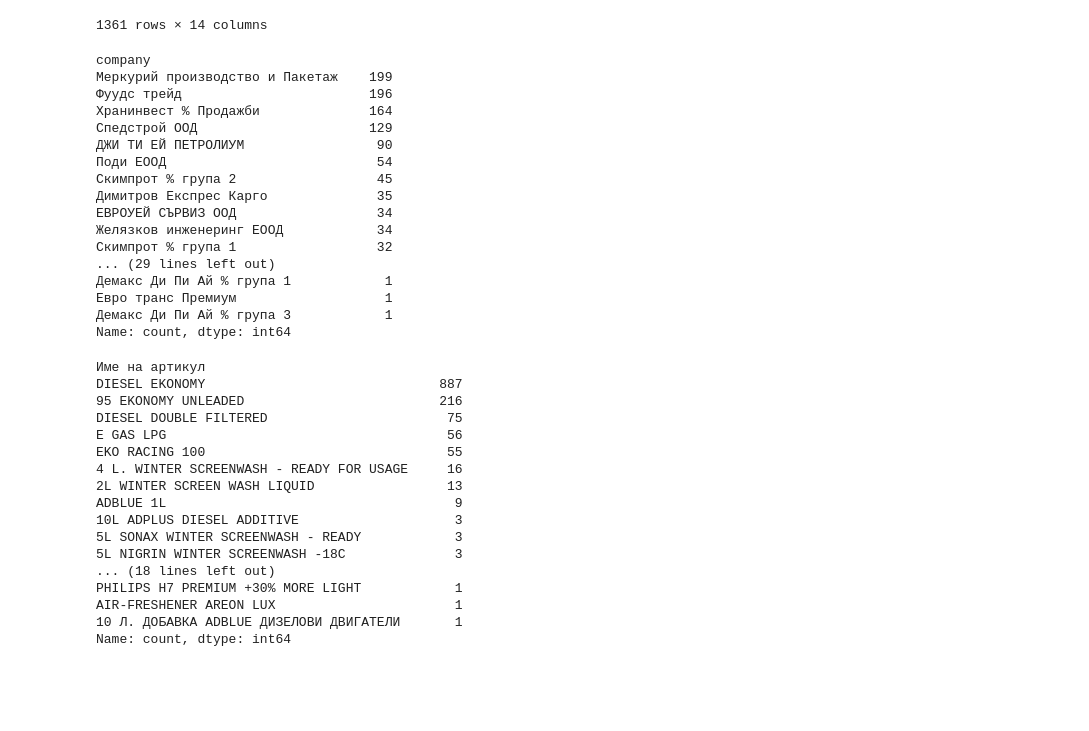
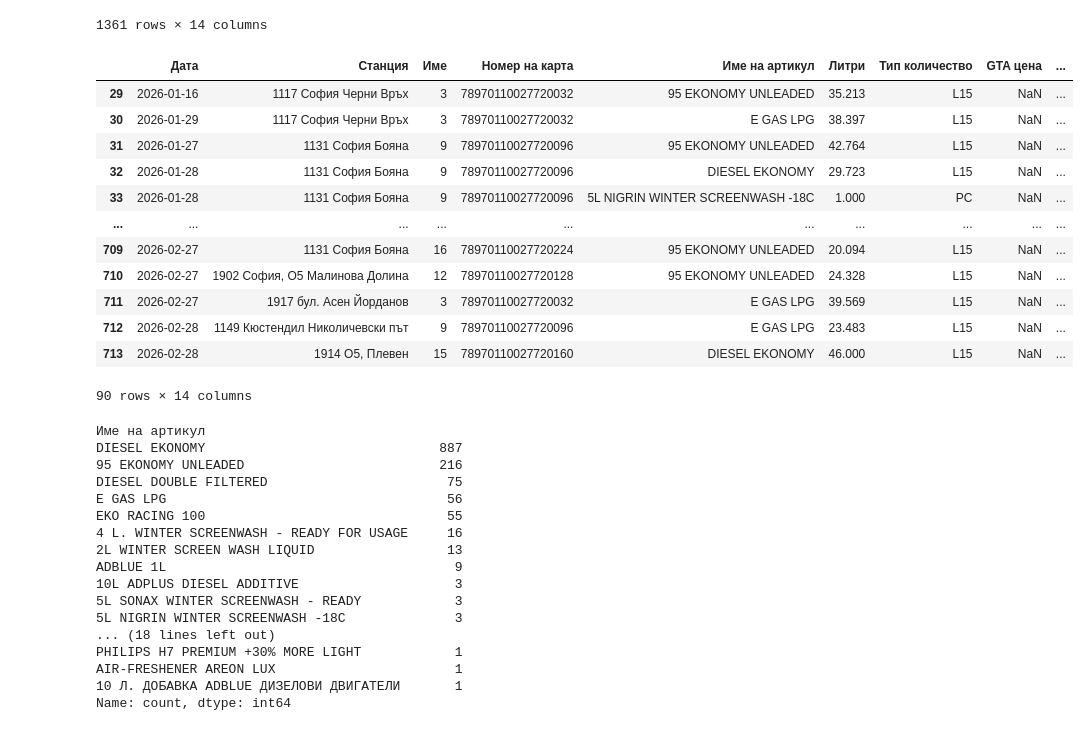
Before and after one commit to plamensve/eko_analysis, a Jupyter notebook: eda.ipynb, the cells around one changed output. Cells and saved outputs as stored; diff of their text form; code cells hidden in the pictures; blank space fills up the shorter version.

```diff
--- a/eda.ipynb
+++ b/eda.ipynb
@@ -22,23 +23,3 @@ data
 | 1359 | 2026-02-13 | 1148 Варна пристанище | 2 | 78970153027720208 | 95 EKONOMY UNLEADED | 32.000 | L15 | NaN | ... |
 | 1360 | 2026-02-27 | 1148 Варна пристанище | 2 | 78970153027720208 | 95 EKONOMY UNLEADED | 32.579 | L15 | NaN | ... |
 1361 rows × 14 columns
-# %%
-data['company'].value_counts()
-# %% [output]
-company
-Меркурий производство и Пакетаж    199
-Фуудс трейд                        196
-Хранинвест % Продажби              164
-Спедстрой ООД                      129
-ДЖИ ТИ ЕЙ ПЕТРОЛИУМ                 90
-Поди ЕООД                           54
-Скимпрот % група 2                  45
-Димитров Експрес Карго              35
-ЕВРОУЕЙ СЪРВИЗ ООД                  34
-Желязков инженеринг ЕООД            34
-Скимпрот % група 1                  32
-... (29 lines left out)
-Демакс Ди Пи Ай % група 1            1
-Евро транс Премиум                   1
-Демакс Ди Пи Ай % група 3            1
-Name: count, dtype: int64
@@ -45,3 +30,19 @@ Name: count, dtype: int64
+# %%
+data[data['company'] == 'ДЖИ ТИ ЕЙ ПЕТРОЛИУМ']
+# %% [output]
+|  | Дата | Станция | Име | Номер на карта | Име на артикул | Литри | Тип количество | GTA цена | ... |
+| 29 | 2026-01-16 | 1117 София Черни Връх | 3 | 78970110027720032 | 95 EKONOMY UNLEADED | 35.213 | L15 | NaN | ... |
+| 30 | 2026-01-29 | 1117 София Черни Връх | 3 | 78970110027720032 | Е GAS LPG | 38.397 | L15 | NaN | ... |
+| 31 | 2026-01-27 | 1131 София Бояна | 9 | 78970110027720096 | 95 EKONOMY UNLEADED | 42.764 | L15 | NaN | ... |
+| 32 | 2026-01-28 | 1131 София Бояна | 9 | 78970110027720096 | DIESEL EKONOMY | 29.723 | L15 | NaN | ... |
+| 33 | 2026-01-28 | 1131 София Бояна | 9 | 78970110027720096 | 5L NIGRIN WINTER SCREENWASH -18C | 1.000 | PC | NaN | ... |
+| ... | ... | ... | ... | ... | ... | ... | ... | ... | ... |
+| 709 | 2026-02-27 | 1131 София Бояна | 16 | 78970110027720224 | 95 EKONOMY UNLEADED | 20.094 | L15 | NaN | ... |
+| 710 | 2026-02-27 | 1902 София, О5 Малинова Долина | 12 | 78970110027720128 | 95 EKONOMY UNLEADED | 24.328 | L15 | NaN | ... |
+| 711 | 2026-02-27 | 1917 бул. Асен Йорданов | 3 | 78970110027720032 | Е GAS LPG | 39.569 | L15 | NaN | ... |
+| 712 | 2026-02-28 | 1149 Кюстендил Николичевски път | 9 | 78970110027720096 | Е GAS LPG | 23.483 | L15 | NaN | ... |
+| 713 | 2026-02-28 | 1914 О5, Плевен | 15 | 78970110027720160 | DIESEL EKONOMY | 46.000 | L15 | NaN | ... |
+90 rows × 14 columns
 # %%
 data['Име на артикул'].value_counts()
 # %% [output]
```
Also changed, not shown: parts of 3 cells of this notebook, 8 other files.
